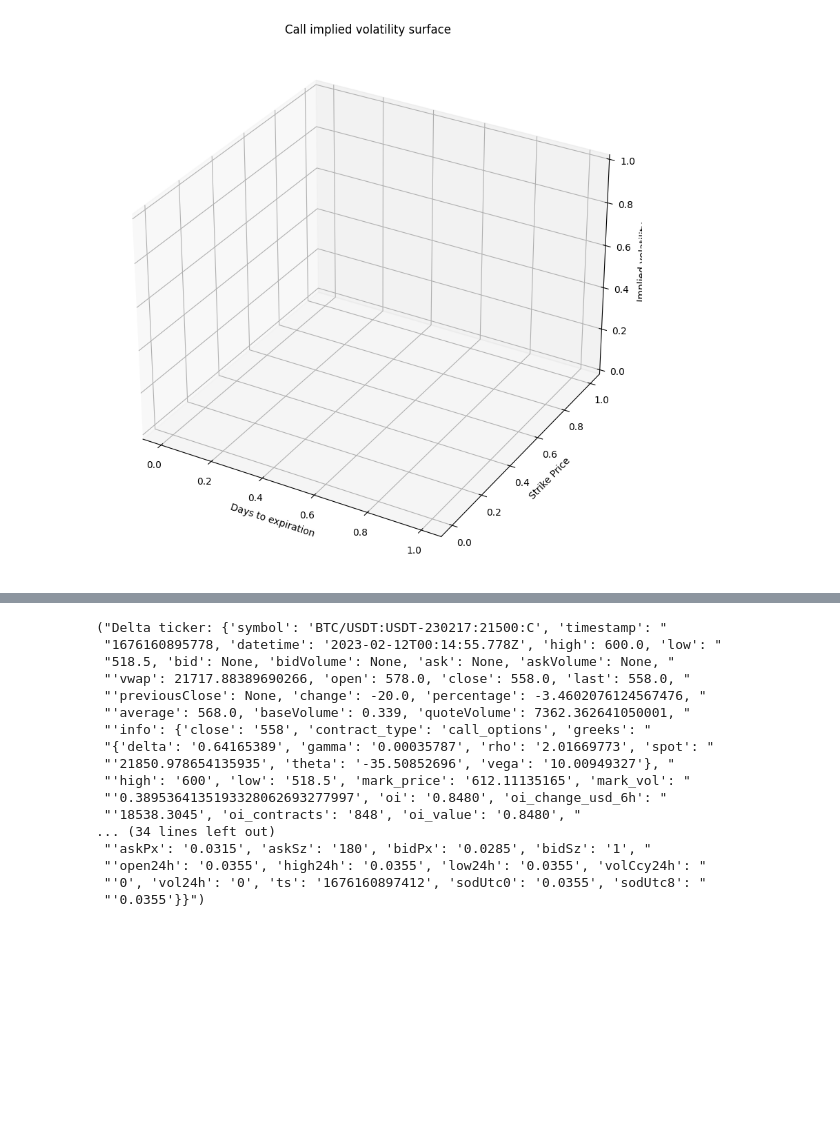
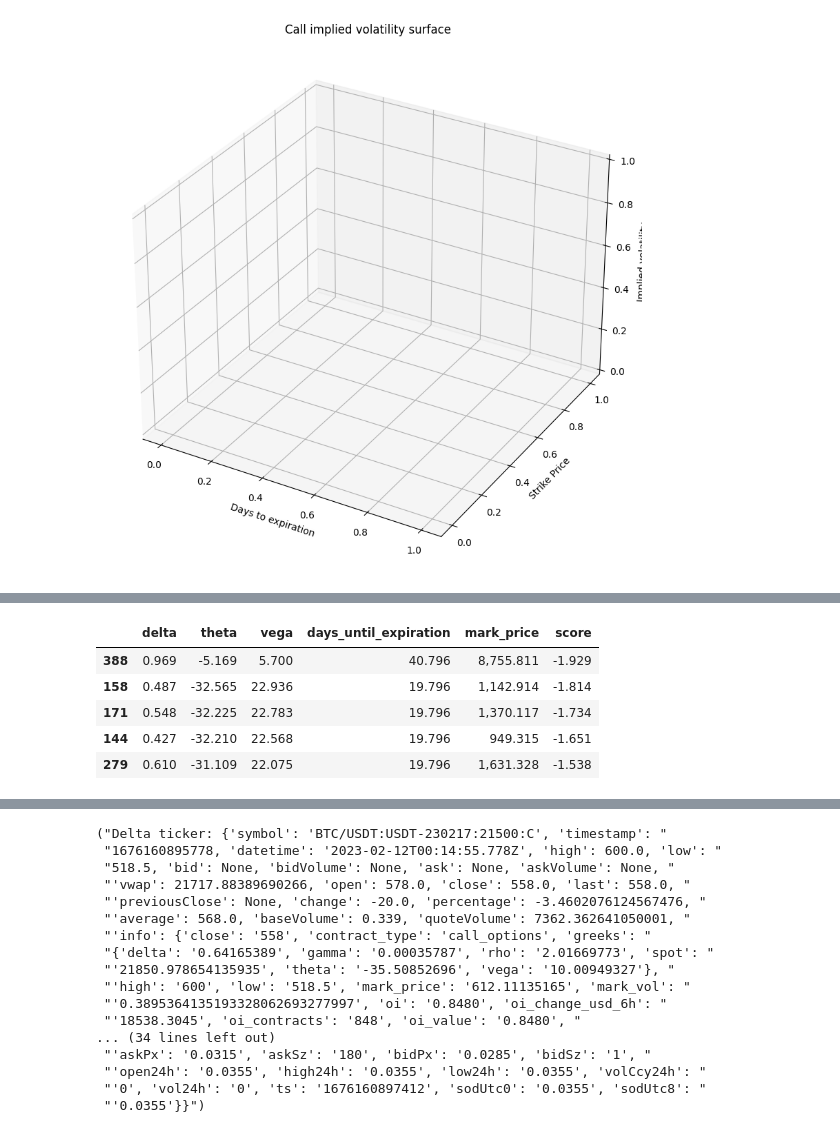
Before and after one commit to Altway/data-acc, a Jupyter notebook: delta_exchange_api.ipynb, the cells around one changed output, grey strips where cells are left out. Saved outputs shown, nothing was run; the diff lists cells and outputs as text; code cells hidden in the pictures; blank space fills up the shorter version.

```diff
--- a/delta_exchange_api.ipynb
+++ b/delta_exchange_api.ipynb
@@ -282,0 +349,25 @@ for i in option_markets[:3]:
+# %%
+import numpy as np
+
+# Define the weights as a 1D numpy array
+weights = np.array(initial_weight).reshape(-1, 1)
+
+# Define the decay rate for the exponential weights
+decay_rate = 0.5
+
+# Calculate the exponential weights
+exp_weights = np.exp(-decay_rate * np.abs(weights))
+exp_weights /= np.sum(exp_weights)
+
+print(exp_weights)
+"""
+def calculate_exponential_weights(n, lambd):
+    weights = np.exp(-lambd * np.arange(n))
+    return weights / weights.sum()
+
+# example usage
+n = 5
+lambd = 0.7
+weights = calculate_exponential_weights(n, lambd)
+pprint(weights)
+"""
@@ -282,0 +381,10 @@ for i in option_markets[:3]:
+# %%
+calls.loc[:,'score'] = objective(df_scaled, weights)
+calls.sort_values('score', inplace=True)
+# %% [output]
+|  | delta | theta | vega | days_until_expiration | mark_price | score |
+| 388 | 0.969 | -5.169 | 5.700 | 40.796 | 8,755.811 | -1.929 |
+| 158 | 0.487 | -32.565 | 22.936 | 19.796 | 1,142.914 | -1.814 |
+| 171 | 0.548 | -32.225 | 22.783 | 19.796 | 1,370.117 | -1.734 |
+| 144 | 0.427 | -32.210 | 22.568 | 19.796 | 949.315 | -1.651 |
+| 279 | 0.610 | -31.109 | 22.075 | 19.796 | 1,631.328 | -1.538 |
```
Also changed, not shown: parts of 15 cells of this notebook.
